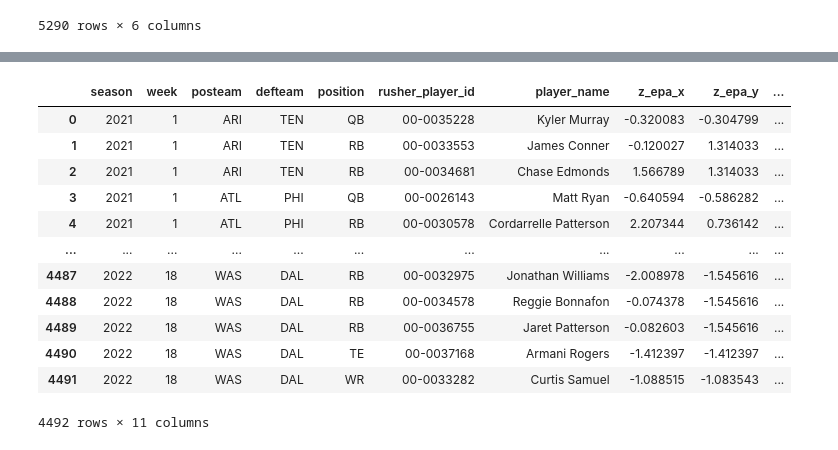
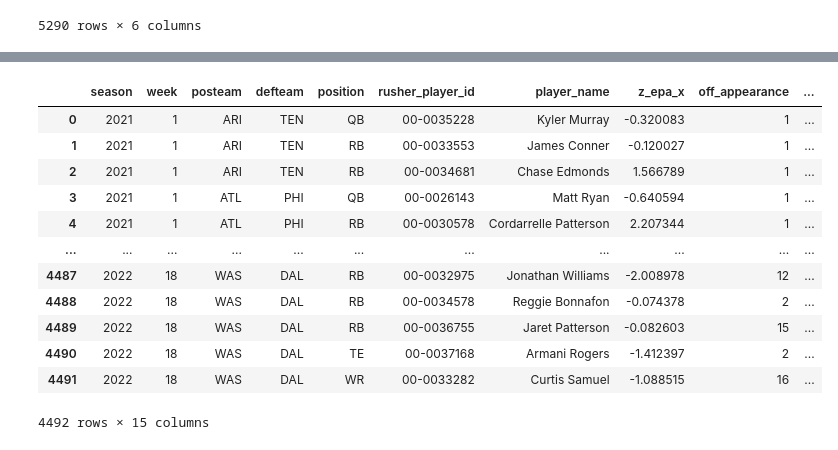
Before and after one commit to zachaustin01/sewer-nfl, a Jupyter notebook: warehouse/notebooks/zach-nb.ipynb, the cells around one changed output, grey strips where cells are left out. Cells and saved outputs as stored; diff of their text form; code cells hidden in the pictures.

```diff
--- a/warehouse/notebooks/zach-nb.ipynb
+++ b/warehouse/notebooks/zach-nb.ipynb
@@ -229,16 +155,23 @@ Name: 192, dtype: object
-# %%
-elo_df
-# %% [output]
-|  | season | week | posteam | defteam | position | rusher_player_id | player_name | z_epa_x | z_epa_y | ... |
-| 0 | 2021 | 1 | ARI | TEN | QB | 00-0035228 | Kyler Murray | -0.320083 | -0.304799 | ... |
-| 1 | 2021 | 1 | ARI | TEN | RB | 00-0033553 | James Conner | -0.120027 | 1.314033 | ... |
-| 2 | 2021 | 1 | ARI | TEN | RB | 00-0034681 | Chase Edmonds | 1.566789 | 1.314033 | ... |
-| 3 | 2021 | 1 | ATL | PHI | QB | 00-0026143 | Matt Ryan | -0.640594 | -0.586282 | ... |
-| 4 | 2021 | 1 | ATL | PHI | RB | 00-0030578 | Cordarrelle Patterson | 2.207344 | 0.736142 | ... |
-| ... | ... | ... | ... | ... | ... | ... | ... | ... | ... | ... |
-| 4487 | 2022 | 18 | WAS | DAL | RB | 00-0032975 | Jonathan Williams | -2.008978 | -1.545616 | ... |
-| 4488 | 2022 | 18 | WAS | DAL | RB | 00-0034578 | Reggie Bonnafon | -0.074378 | -1.545616 | ... |
-| 4489 | 2022 | 18 | WAS | DAL | RB | 00-0036755 | Jaret Patterson | -0.082603 | -1.545616 | ... |
-| 4490 | 2022 | 18 | WAS | DAL | TE | 00-0037168 | Armani Rogers | -1.412397 | -1.412397 | ... |
-| 4491 | 2022 | 18 | WAS | DAL | WR | 00-0033282 | Curtis Samuel | -1.088515 | -1.083543 | ... |
-4492 rows × 11 columns
+# %%
+from warehouse.utilities.elo import calculate_elo_metric
+
+elo_df = calculate_elo_metric(
+    input_off_data = off_epa_dataset,
+    input_def_data = def_epa_dataset
+)
+
+elo_df
+# %% [output]
+|  | season | week | posteam | defteam | position | rusher_player_id | player_name | z_epa_x | off_appearance | ... |
+| 0 | 2021 | 1 | ARI | TEN | QB | 00-0035228 | Kyler Murray | -0.320083 | 1 | ... |
+| 1 | 2021 | 1 | ARI | TEN | RB | 00-0033553 | James Conner | -0.120027 | 1 | ... |
+| 2 | 2021 | 1 | ARI | TEN | RB | 00-0034681 | Chase Edmonds | 1.566789 | 1 | ... |
+| 3 | 2021 | 1 | ATL | PHI | QB | 00-0026143 | Matt Ryan | -0.640594 | 1 | ... |
+| 4 | 2021 | 1 | ATL | PHI | RB | 00-0030578 | Cordarrelle Patterson | 2.207344 | 1 | ... |
+| ... | ... | ... | ... | ... | ... | ... | ... | ... | ... | ... |
+| 4487 | 2022 | 18 | WAS | DAL | RB | 00-0032975 | Jonathan Williams | -2.008978 | 12 | ... |
+| 4488 | 2022 | 18 | WAS | DAL | RB | 00-0034578 | Reggie Bonnafon | -0.074378 | 2 | ... |
+| 4489 | 2022 | 18 | WAS | DAL | RB | 00-0036755 | Jaret Patterson | -0.082603 | 15 | ... |
+| 4490 | 2022 | 18 | WAS | DAL | TE | 00-0037168 | Armani Rogers | -1.412397 | 2 | ... |
+| 4491 | 2022 | 18 | WAS | DAL | WR | 00-0033282 | Curtis Samuel | -1.088515 | 16 | ... |
+4492 rows × 15 columns
```
Also changed, not shown: parts of 5 cells of this notebook, 2 other files.
